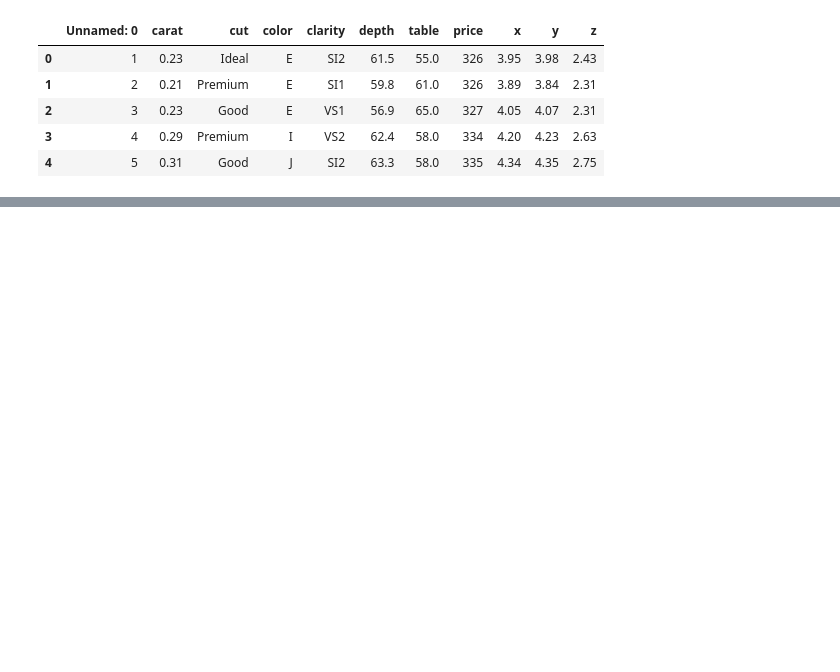
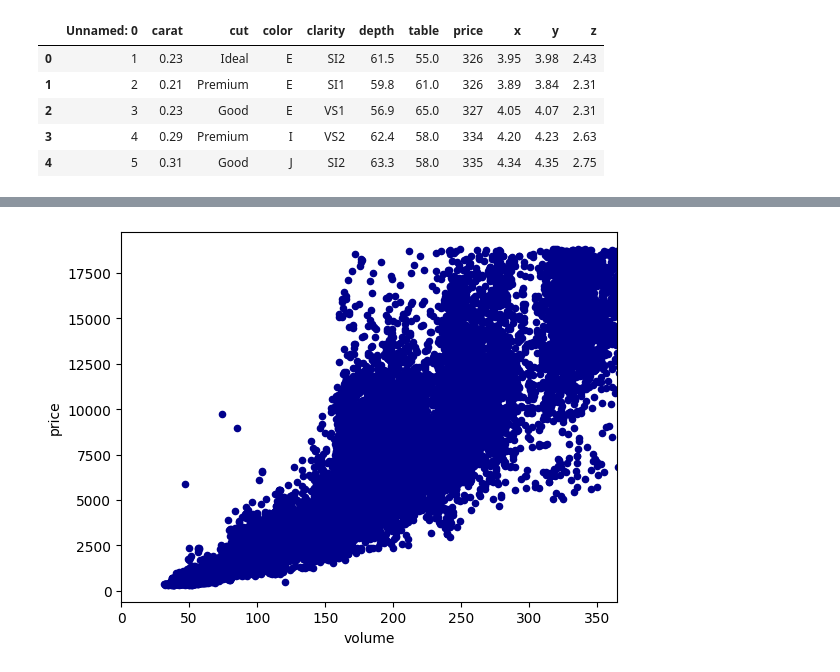
Before and after one commit to russpenska/kaggle-notebooks, a Jupyter notebook: diamond-price-prediction.ipynb, the cells around one changed output, grey strips where cells are left out. Drawn from its saved outputs; the diff is of its cells as text; code cells hidden in the pictures; blank space fills up the shorter version.

```diff
--- a/diamond-price-prediction.ipynb
+++ b/diamond-price-prediction.ipynb
@@ -31,0 +62,13 @@ df.head()
+# %%
+# x, y, and z are length, width and height in mm
+# combine into volume (of bounding box)
+df["volume"] = df["x"] * df["y"] * df["z"]
+ax = df.plot.scatter(x='volume',
+                      y='price',
+                      c='DarkBlue')
+
+
+ax.set_xlim(0,df["volume"].mean() + (3 * df["volume"].std()))
+plt.show()
+# %% [output]
+[figure, added]
```
Also changed, not shown: parts of 17 cells of this notebook.
